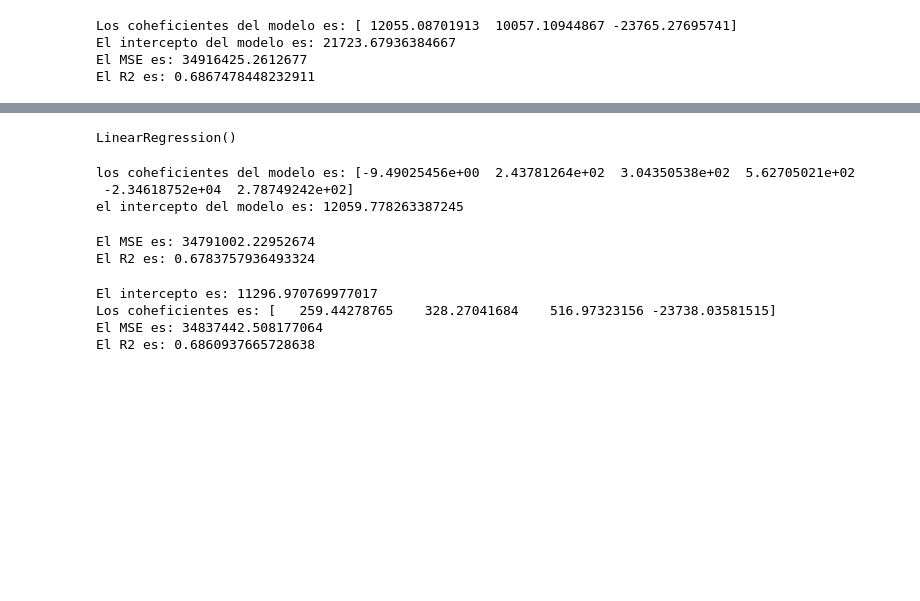
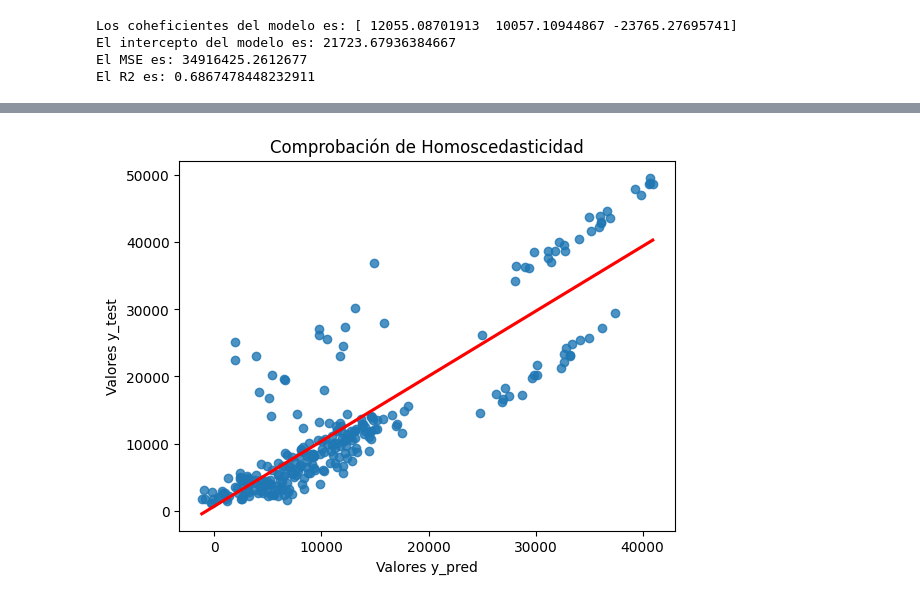
Before and after one commit to LuisCamachoRivero/regresion_lineal, a Jupyter notebook: src/explore.ipynb, the cells around one changed output, grey strips where cells are left out. Cells and saved outputs as stored; diff of their text form; code cells hidden in the pictures; blank space fills up the shorter version.

```diff
--- a/src/explore.ipynb
+++ b/src/explore.ipynb
@@ -499,52 +425,13 @@ df_final.head()
-# %%
-from sklearn.model_selection import train_test_split
-
-X= df_final.drop(['charges'], axis=1)
-y= df_final['charges']
-X_train, X_test, y_train, y_test = train_test_split(X,y,train_size=0.4,random_state=42)
-# %%
-from sklearn.linear_model import LinearRegression
-
-model = LinearRegression()
-model.fit(X_train,y_train)
-# %% [output]
-LinearRegression()
-# %%
-print(f'los coheficientes del modelo es: {model.coef_}')
-print(f'el intercepto del modelo es: {model.intercept_}')
-# %% [output]
-los coheficientes del modelo es: [-9.49025456e+00  2.43781264e+02  3.04350538e+02  5.62705021e+02
- -2.34618752e+04  2.78749242e+02]
-el intercepto del modelo es: 12059.778263387245
-# %%
-y_pred = model.predict(X_test)
-# %%
-from sklearn.metrics import mean_squared_error, r2_score
-
-print(f'El MSE es: {mean_squared_error(y_pred,y_test)}')
-print(f'El R2 es: {r2_score(y_pred,y_test)}')
-# %% [output]
-El MSE es: 34791002.22952674
-El R2 es: 0.6783757936493324
-# %%
-df_final_2 = df_final.drop(['sex_n','region_n'],axis=1)
-X = df_final_2.drop(['charges'], axis=1)
-y = df_final_2['charges']
-
-X_train, X_test, y_train, y_test = train_test_split(X,y,test_size=0.2,random_state=42)
-
-model2 = LinearRegression()
-model2.fit(X_train,y_train)
-
-y_pred2 = model2.predict(X_test)
-
-print(f'El intercepto es: {model2.intercept_}')
-print(f'Los coheficientes es: {model2.coef_}')
-
-print(f'El MSE es: {mean_squared_error(y_pred2,y_test)}')
-print(f'El R2 es: {r2_score(y_pred2,y_test)}')
-# %% [output]
-El intercepto es: 11296.970769977017
-Los coheficientes es: [   259.44278765    328.27041684    516.97323156 -23738.03581515]
-El MSE es: 34837442.508177064
-El R2 es: 0.6860937665728638
+# %%
+# Comprobación de Homoscedasticidad
+sns.regplot(x=y_pred, y=y_test, line_kws={"color": "red"}, ci=None)
+
+
+plt.xlabel('Valores y_pred')
+plt.ylabel('Valores y_test')
+plt.title('Comprobación de Homoscedasticidad')
+
+
+plt.show()
+# %% [output]
+[figure, added]
```
Also changed, not shown: parts of 25 cells of this notebook.
